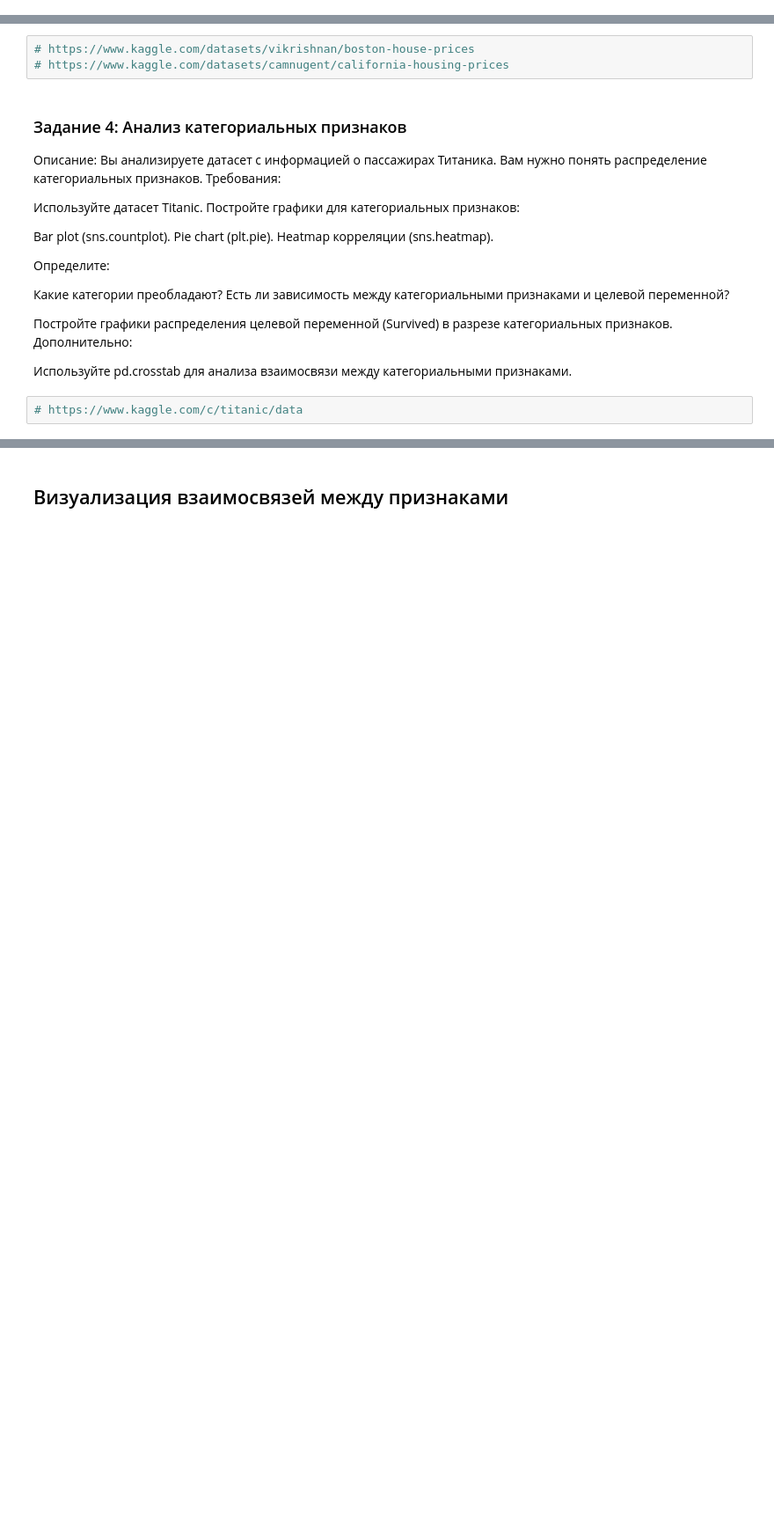
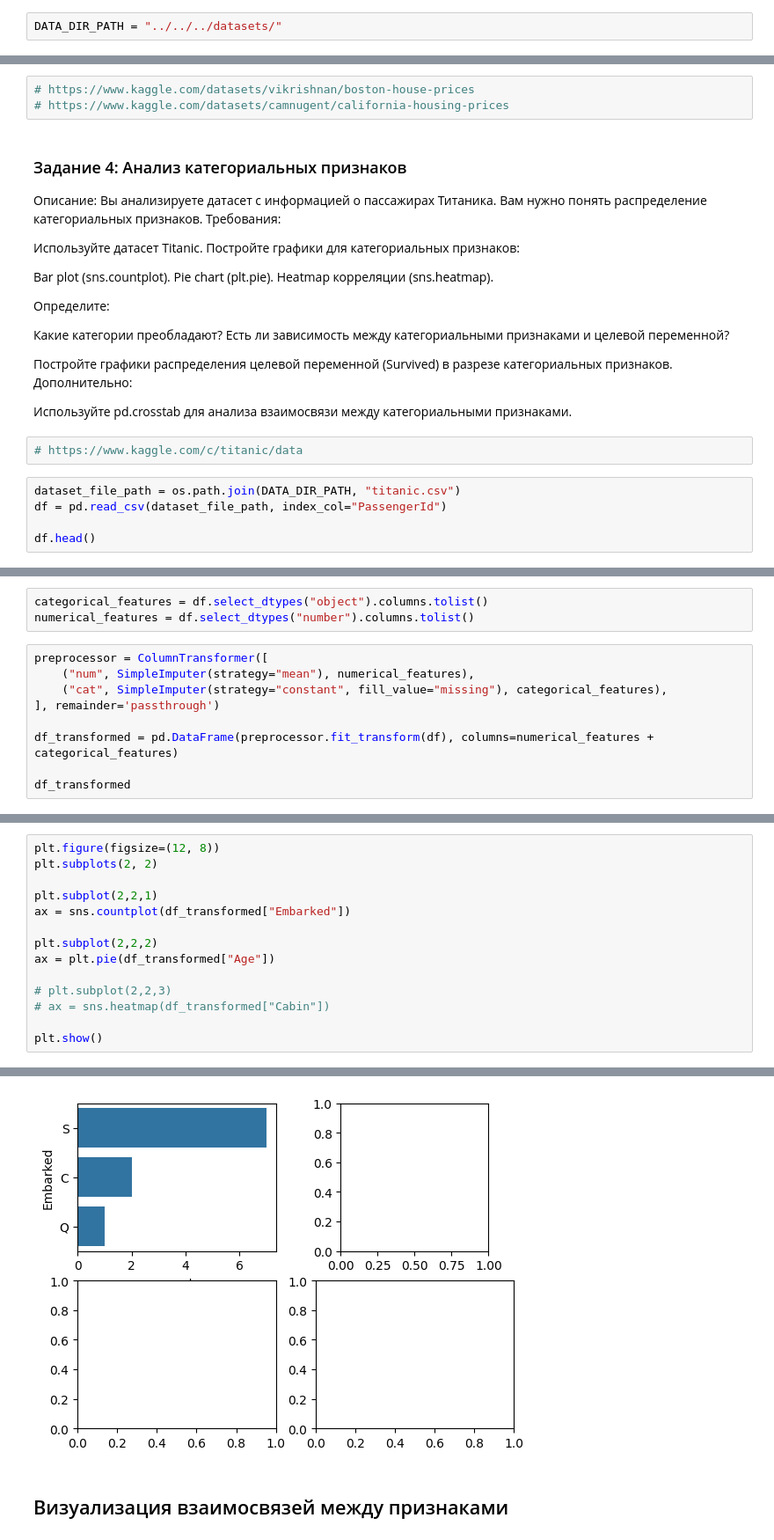
Before and after one commit to Inchimonsha/ml_practice, a Jupyter notebook: ds/ml/primary_review/graphics.ipynb, the cells around one changed output, grey strips where cells are left out. Shown at 88% size. Cells and saved outputs as stored; diff of their text form; blank space fills up the shorter version.

```diff
--- a/ds/ml/primary_review/graphics.ipynb
+++ b/ds/ml/primary_review/graphics.ipynb
@@ -3,3 +13,5 @@
+# %%
+DATA_DIR_PATH = "../../../datasets/"
 # %% [markdown]
 ### Задание 3: Анализ распределений числовых признаков
 
@@ -51,3 +63,8 @@ Heatmap корреляции (sns.heatmap).
 Используйте pd.crosstab для анализа взаимосвязи между категориальными признаками.
 # %%
 # https://www.kaggle.com/c/titanic/data
+# %%
+dataset_file_path = os.path.join(DATA_DIR_PATH, "titanic.csv")
+df = pd.read_csv(dataset_file_path, index_col="PassengerId")
+
+df.head()
@@ -53,0 +79,12 @@ Heatmap корреляции (sns.heatmap).
+# %%
+categorical_features = df.select_dtypes("object").columns.tolist()
+numerical_features = df.select_dtypes("number").columns.tolist()
+# %%
+preprocessor = ColumnTransformer([
+    ("num", SimpleImputer(strategy="mean"), numerical_features),
+    ("cat", SimpleImputer(strategy="constant", fill_value="missing"), categorical_features),
+], remainder='passthrough')
+
+df_transformed = pd.DataFrame(preprocessor.fit_transform(df), columns=numerical_features + categorical_features)
+
+df_transformed
@@ -53,0 +103,15 @@ Heatmap корреляции (sns.heatmap).
+# %%
+plt.figure(figsize=(12, 8))
+plt.subplots(2, 2)
+
+plt.subplot(2,2,1)
+ax = sns.countplot(df_transformed["Embarked"])
+
+plt.subplot(2,2,2)
+ax = plt.pie(df_transformed["Age"])
+
+# plt.subplot(2,2,3)
+# ax = sns.heatmap(df_transformed["Cabin"])
+
+plt.show()
+# %% [output]
@@ -54,3 +120,4 @@ Heatmap корреляции (sns.heatmap).
+[figure, added]
 # %% [markdown]
 ## Визуализация взаимосвязей между признаками
 # %% [markdown]
```
Also changed, not shown: parts of 4 cells of this notebook, 8 other files.
